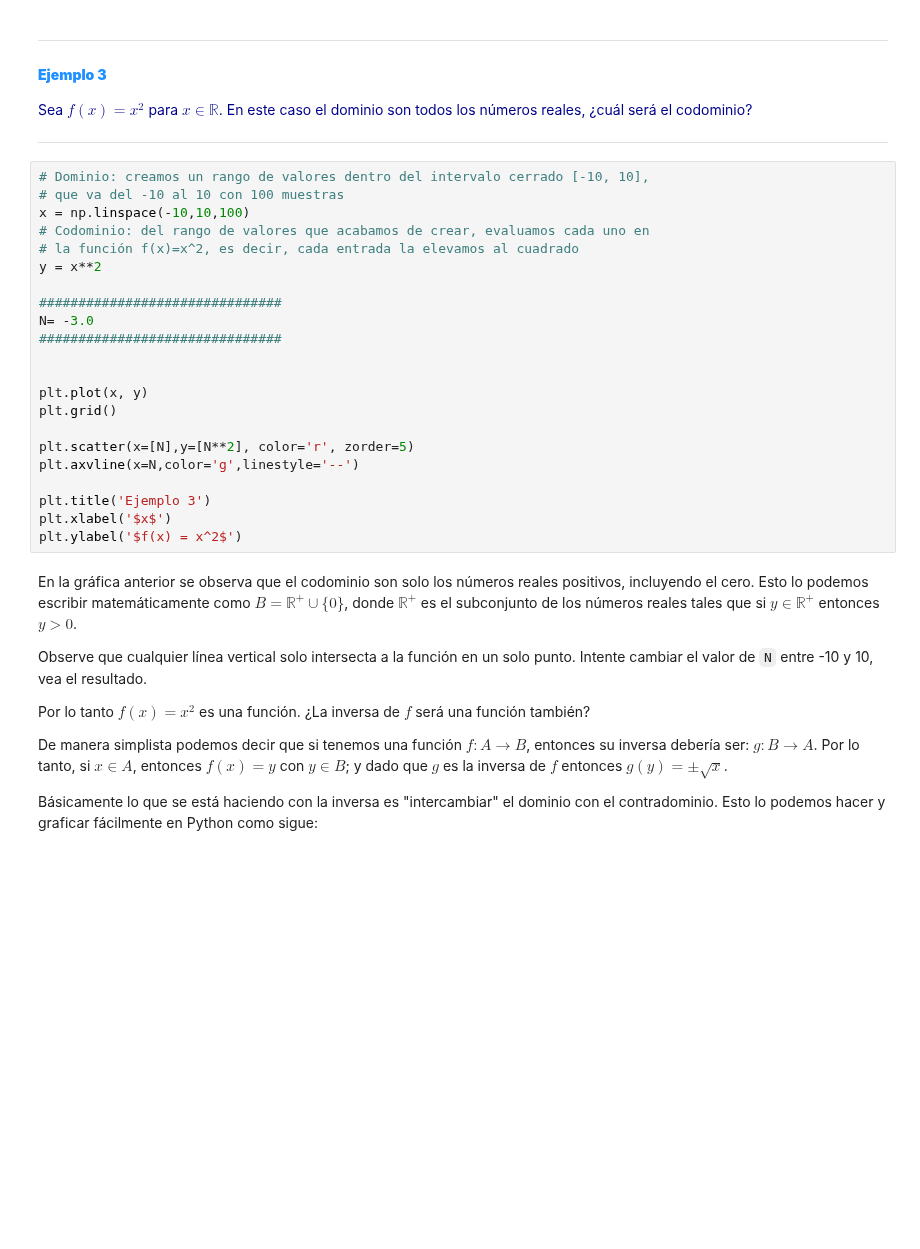
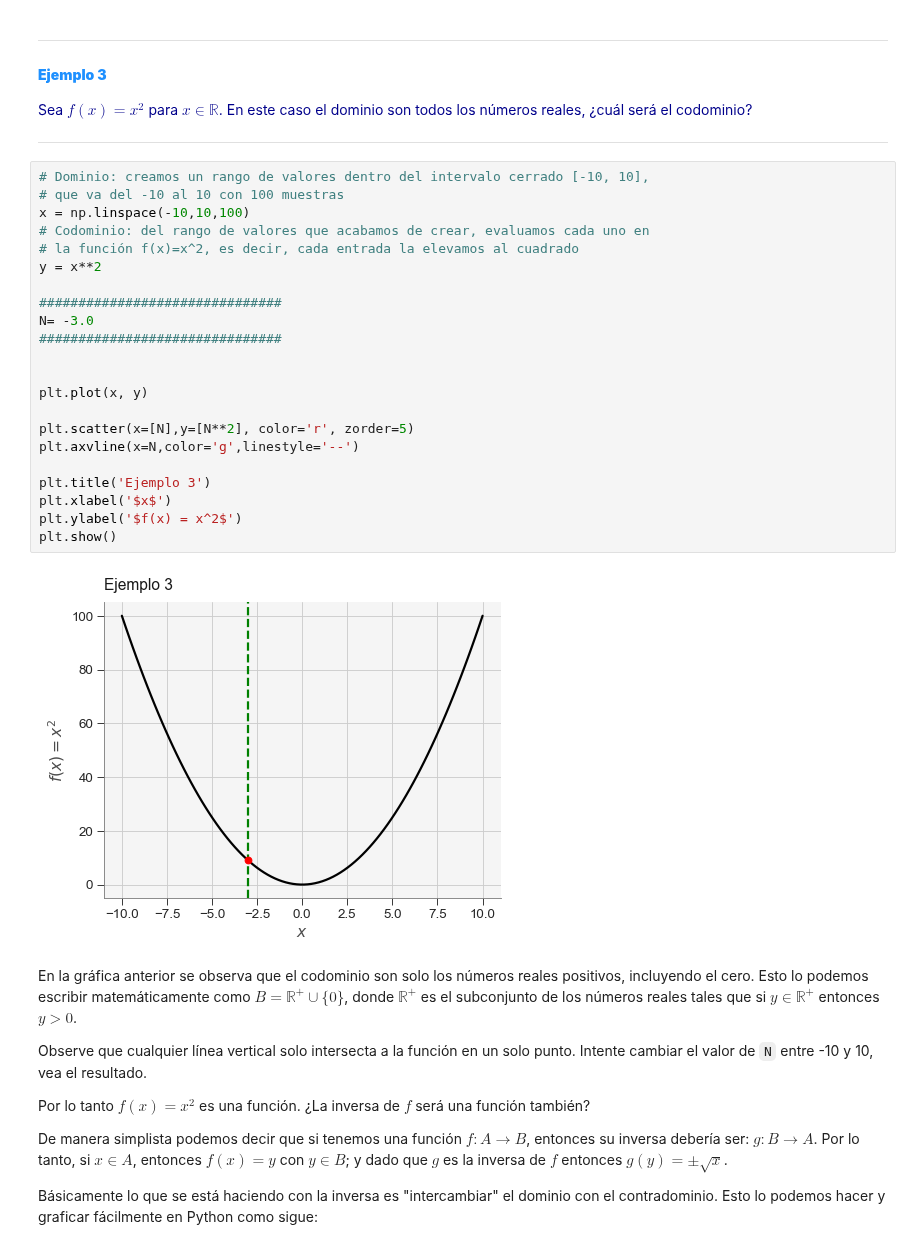
Before and after one commit to luiggix/macti_notes, a Jupyter notebook: Funciones/01_Funciones.ipynb, the cells around one changed output. Saved outputs shown, nothing was run; the diff lists cells and outputs as text; blank space fills up the shorter version.

```diff
--- a/Funciones/01_Funciones.ipynb
+++ b/Funciones/01_Funciones.ipynb
@@ -199,25 +200,27 @@ plt.grid()
 # %%
 # Dominio: creamos un rango de valores dentro del intervalo cerrado [-10, 10],
 # que va del -10 al 10 con 100 muestras
 x = np.linspace(-10,10,100)
 # Codominio: del rango de valores que acabamos de crear, evaluamos cada uno en
 # la función f(x)=x^2, es decir, cada entrada la elevamos al cuadrado
 y = x**2
 
 ###############################
 N= -3.0
 ###############################
 
 
 plt.plot(x, y)
-plt.grid()
 
 plt.scatter(x=[N],y=[N**2], color='r', zorder=5)
 plt.axvline(x=N,color='g',linestyle='--')
 
 plt.title('Ejemplo 3')
 plt.xlabel('$x$')
 plt.ylabel('$f(x) = x^2$')
+plt.show()
+# %% [output]
+[figure, added]
 # %% [markdown]
 En la gráfica anterior se observa que el codominio son solo los números reales positivos, incluyendo el cero. Esto lo podemos escribir matemáticamente como $B = \mathbb{R}^+ \cup \{0\}$, donde $\mathbb{R}^+$ es el subconjunto de los números reales tales que si $y \in \mathbb{R}^+$ entonces $y > 0$.
 
```
Also changed, not shown: parts of 10 cells of this notebook, 12 other files.
